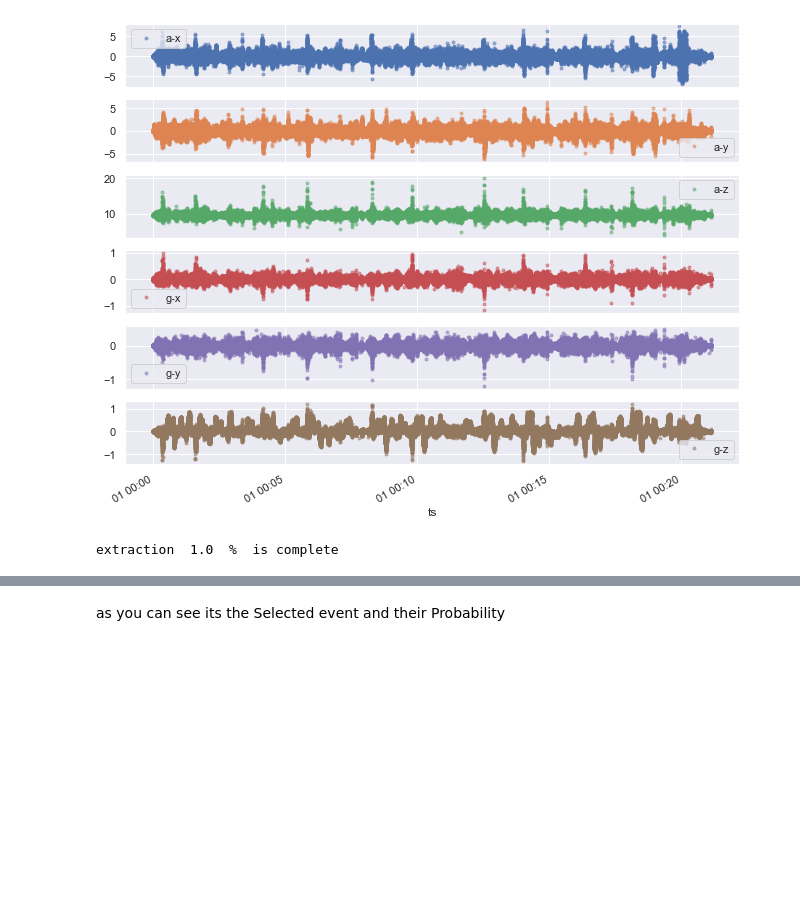
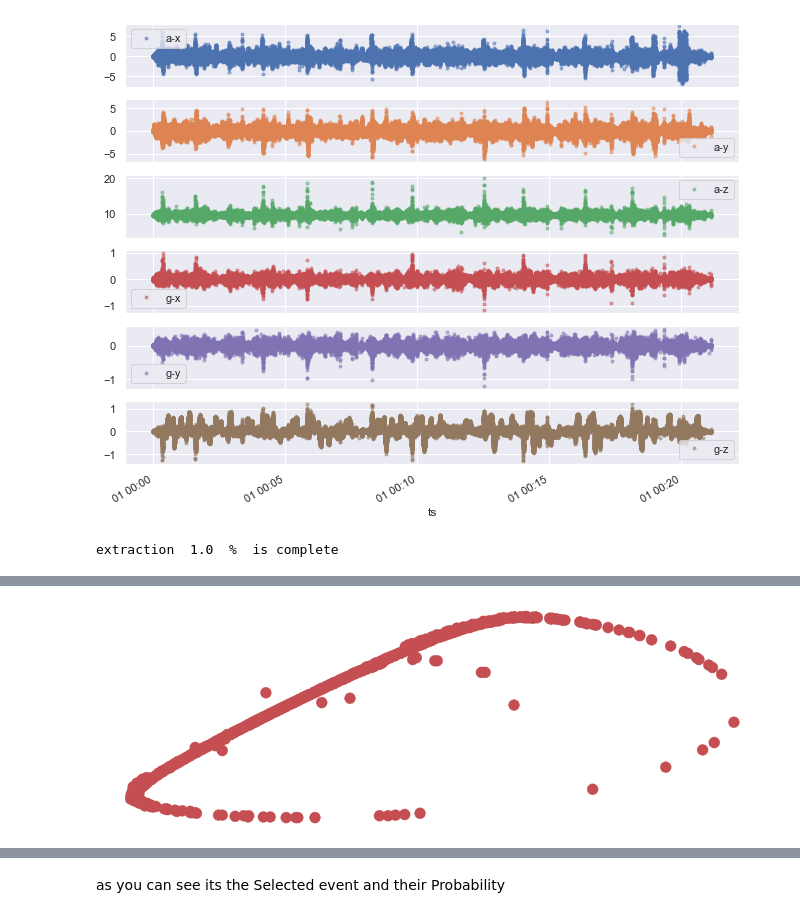
Before and after one commit to HosseinlGholami/BehavePart2, a Jupyter notebook: StepByStep-Algoritm_on17.ipynb, the cells around one changed output, grey strips where cells are left out. Drawn from its saved outputs; the diff is of its cells as text; code cells hidden in the pictures; blank space fills up the shorter version.

```diff
--- a/StepByStep-Algoritm_on17.ipynb
+++ b/StepByStep-Algoritm_on17.ipynb
@@ -189,6 +199,13 @@ def creat_Symmetric_matrix(file):
                 dis[j][i]=arr[i][j]
     return dis
 dis=creat_Symmetric_matrix(dc)
+# %%
+#PLOT GRAPH
+import networkx as nx
+G = G=nx.from_numpy_matrix(dis)
+nx.draw(G,edge_color ='w', edge_cmap=plt.cm.winter ,node_color='r')
+# %% [output]
+[figure, added]
 # %%
 #initial clustering
 from sklearn.cluster import AgglomerativeClustering
```
Also changed, not shown: parts of 8 cells of this notebook, 9 other files.
